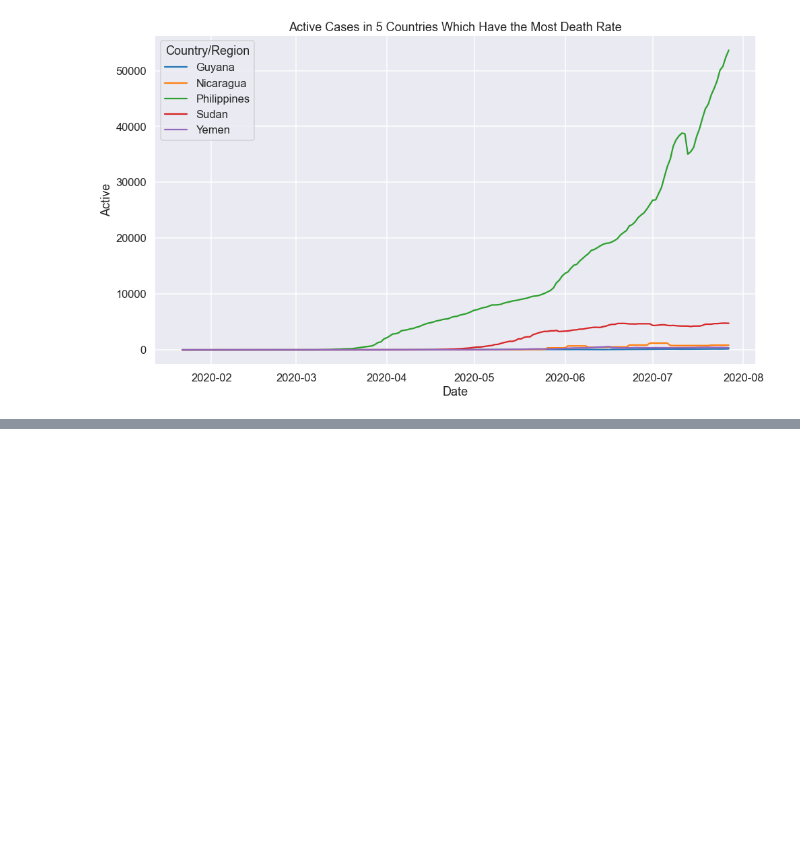
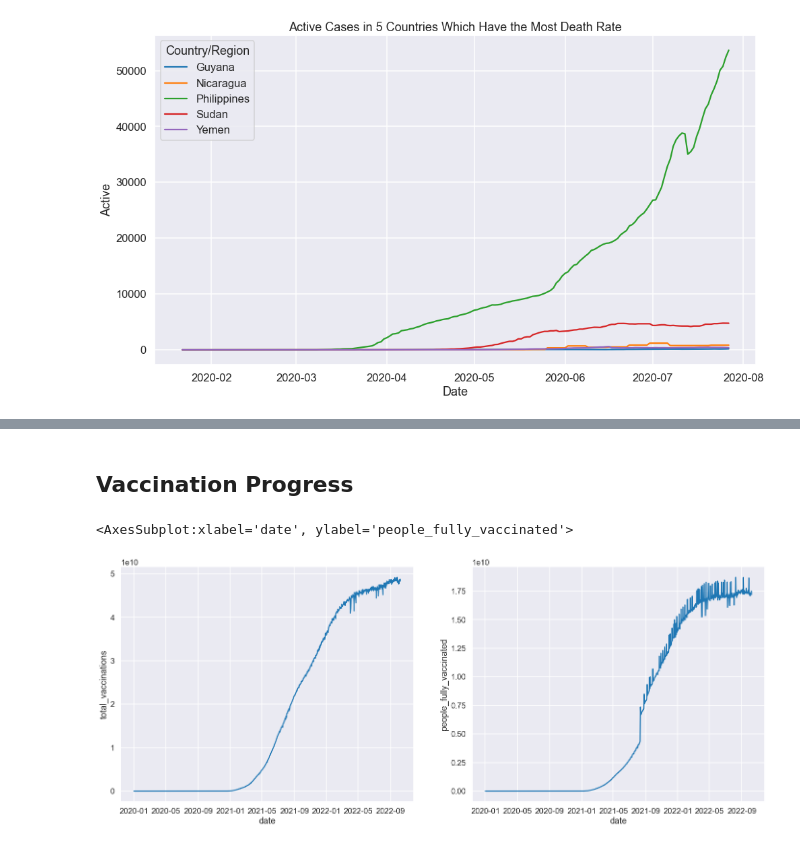
Before and after one commit to Mohammad8921/Corona-EDA, a Jupyter notebook: AllCountries-EDA.ipynb, the cells around one changed output, grey strips where cells are left out. Saved outputs shown, nothing was run; the diff lists cells and outputs as text; code cells hidden in the pictures; blank space fills up the shorter version.

```diff
--- a/AllCountries-EDA.ipynb
+++ b/AllCountries-EDA.ipynb
@@ -180,0 +196,4 @@ plt.show()
+# %%
+vaccine_df = pd.read_csv('./Dataset/owid-covid-data.csv', usecols=['continent','location','date','new_vaccinations', 'total_vaccinations', 'people_fully_vaccinated', 'total_vaccinations_per_hundred', 'population'])
+vaccine_df['date'] = pd.to_datetime(vaccine_df['date'], format="%Y-%m-%d")
+vaccine_df.sample(10)
@@ -180,0 +212,11 @@ plt.show()
+# %% [markdown]
+## Vaccination Progress
+# %%
+vaccine_by_date = vaccine_df.groupby('date', as_index=False)['total_vaccinations', 'people_fully_vaccinated'].sum()
+
+ax = plt.figure(figsize=(24,9)).subplots(1,2)
+sns.lineplot(data=vaccine_by_date[vaccine_by_date['date'] < '10-09-2022'], x='date', y='total_vaccinations', ax=ax[0])
+sns.lineplot(data=vaccine_by_date[vaccine_by_date['date'] < '10-09-2022'], x='date', y='people_fully_vaccinated', ax=ax[1])
+# %% [output]
+<AxesSubplot:xlabel='date', ylabel='people_fully_vaccinated'>
+[figure, added]
```
Also changed, not shown: parts of 14 cells of this notebook, 1 other file.
